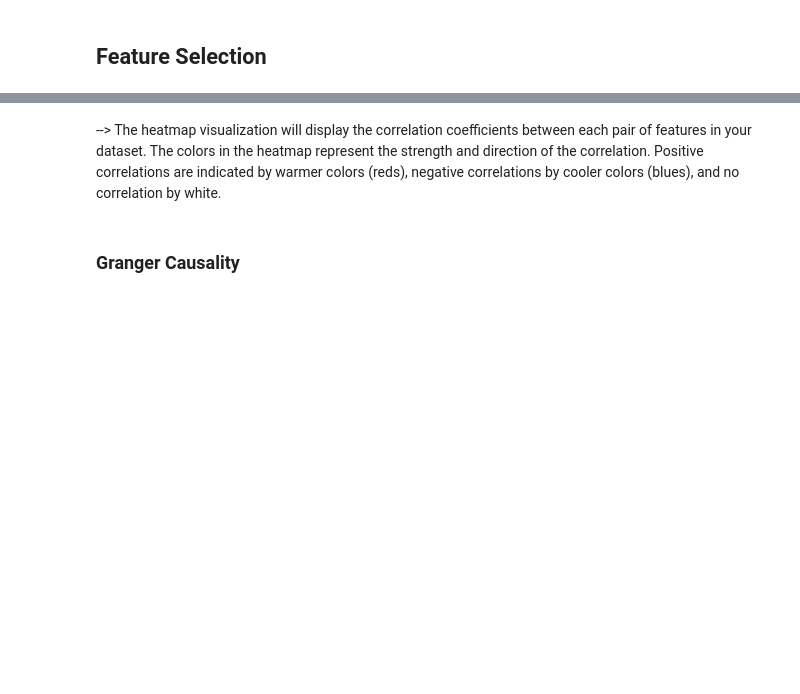
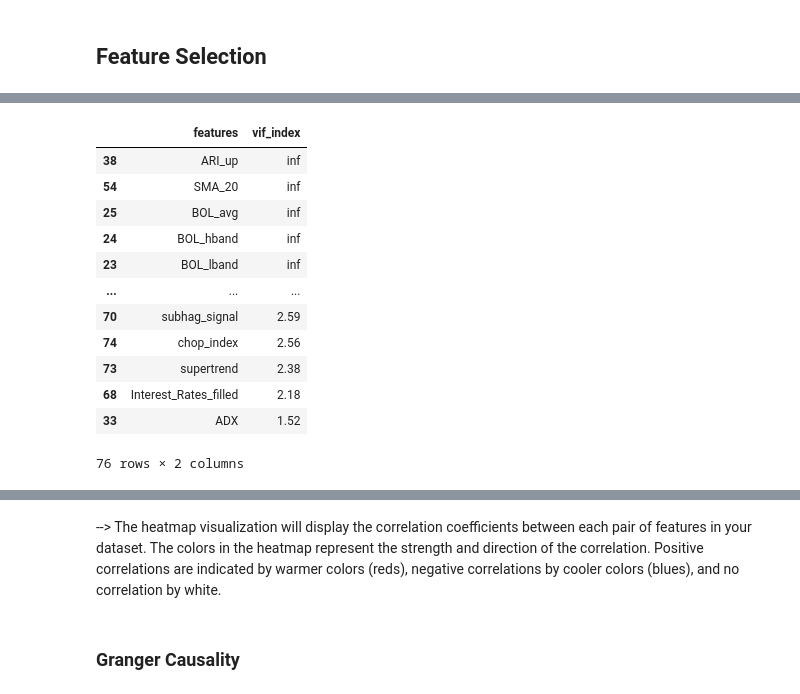
Before and after one commit to MehmetSever09/assist_trader, a Jupyter notebook: notebook/Feature Selection - Completed Dataset .ipynb, the cells around one changed output, grey strips where cells are left out. Saved outputs shown, nothing was run; the diff lists cells and outputs as text; code cells hidden in the pictures; blank space fills up the shorter version.

```diff
--- a/notebook/Feature Selection - Completed Dataset .ipynb
+++ b/notebook/Feature Selection - Completed Dataset .ipynb
@@ -14,0 +118,22 @@ from statsmodels.tsa.stattools import grangercausalitytests
+# %%
+df=pd.DataFrame()
+
+df["features"] = X_scaled.columns
+
+df["vif_index"] = [vif(X_scaled.values, i) for i in range(X_scaled.shape[1])]
+
+round(df.sort_values(by="vif_index", ascending = False),2)
+# %% [output]
+|  | features | vif_index |
+| 38 | ARI_up | inf |
+| 54 | SMA_20 | inf |
+| 25 | BOL_avg | inf |
+| 24 | BOL_hband | inf |
+| 23 | BOL_lband | inf |
+| ... | ... | ... |
+| 70 | subhag_signal | 2.59 |
+| 74 | chop_index | 2.56 |
+| 73 | supertrend | 2.38 |
+| 68 | Interest_Rates_filled | 2.18 |
+| 33 | ADX | 1.52 |
+76 rows × 2 columns
```
Also changed, not shown: parts of 19 cells of this notebook, 2 other files.
